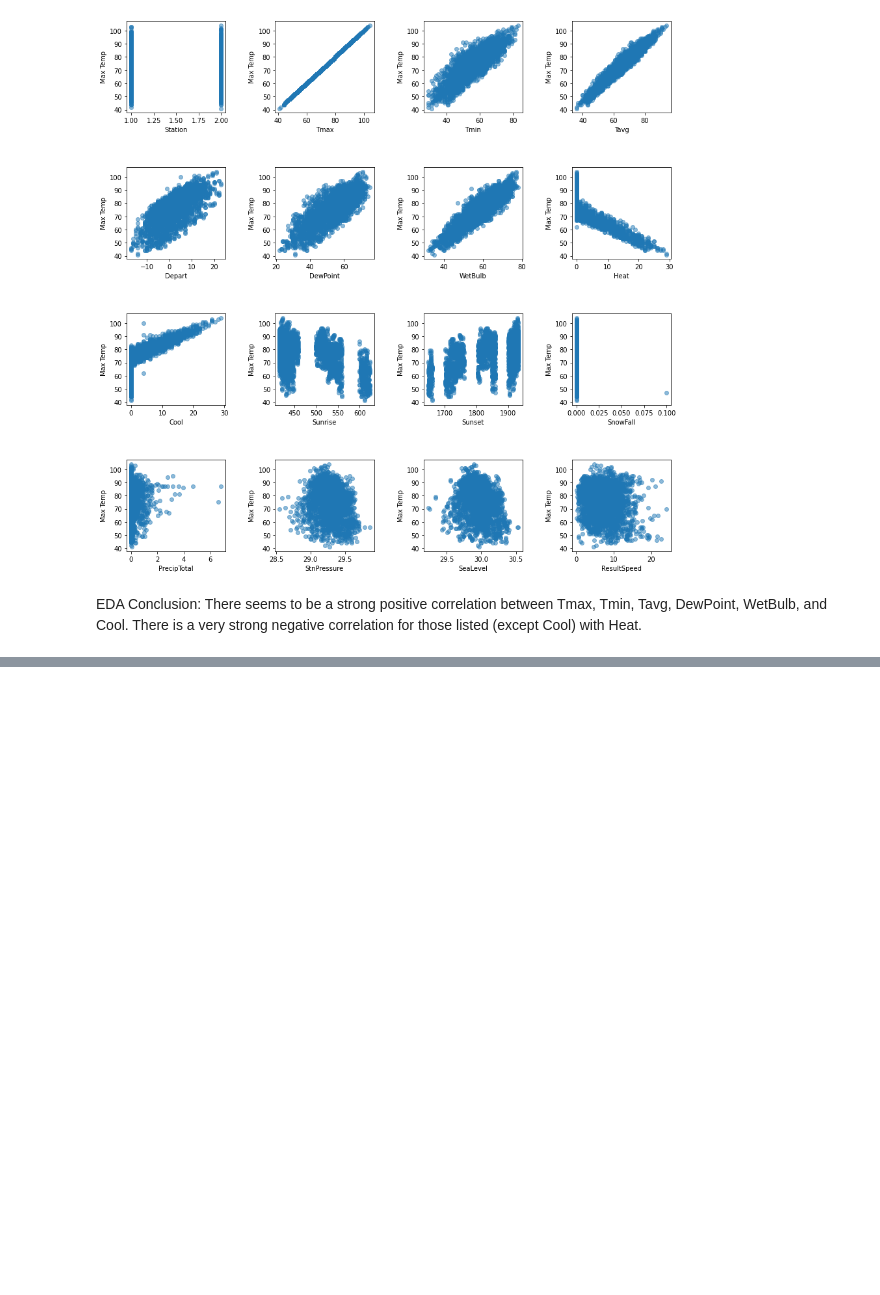
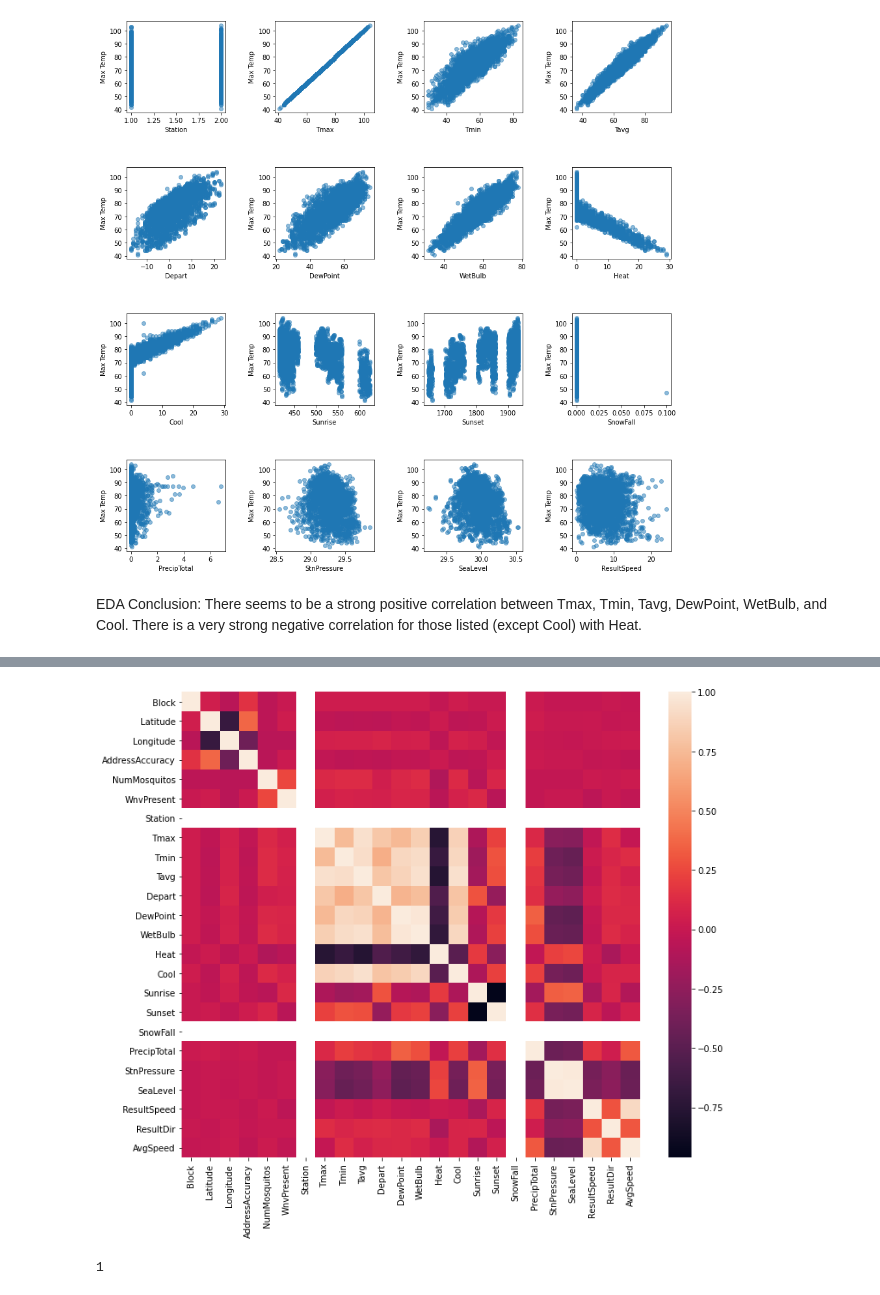
Before and after one commit to MayraC84/Capstone_Two, a Jupyter notebook: West_Nile_Data_Wrangling.ipynb, the cells around one changed output, grey strips where cells are left out. Drawn from its saved outputs; the diff is of its cells as text; code cells hidden in the pictures; blank space fills up the shorter version.

```diff
--- a/West_Nile_Data_Wrangling.ipynb
+++ b/West_Nile_Data_Wrangling.ipynb
@@ -882,0 +908,4 @@ EDA Conclusion: There seems to be a strong positive correlation between Tmax, Tm
+# %%
+train['Date'] = pd.to_datetime(train['Date'], format= '%Y/%m/%d')
+test['Date'] = pd.to_datetime(test['Date'], format= '%Y/%m/%d')
+test.head()
@@ -882,0 +984,6 @@ EDA Conclusion: There seems to be a strong positive correlation between Tmax, Tm
+# %%
+plt.subplots(figsize=(12,10))
+corr = train_weather.corr(method='pearson')
+sns.heatmap(train_weather.corr());
+# %% [output]
+[figure, added]
@@ -882,0 +995,4 @@ EDA Conclusion: There seems to be a strong positive correlation between Tmax, Tm
+# %%
+train_weather['Station'].nunique()
+# %% [output]
+1
```
Also changed, not shown: parts of 23 cells of this notebook.
